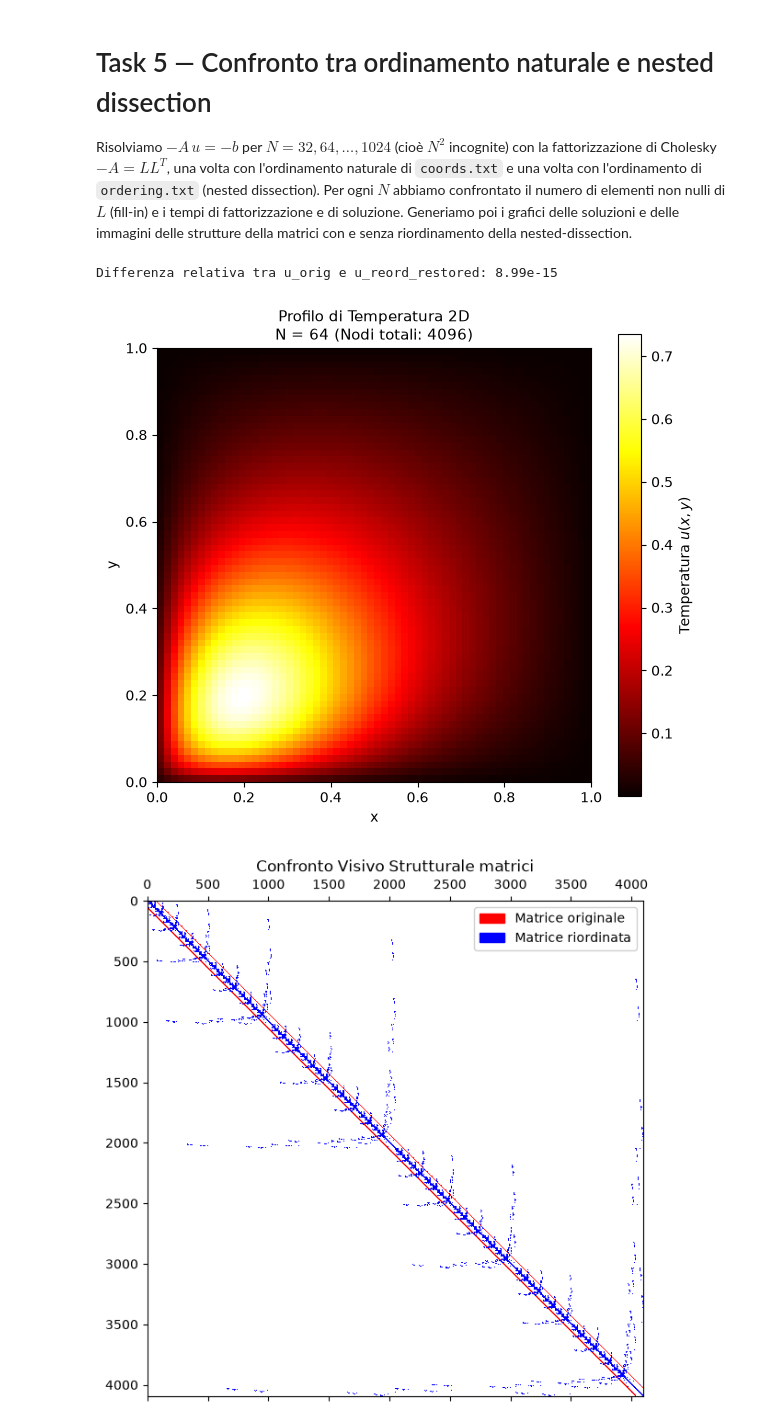
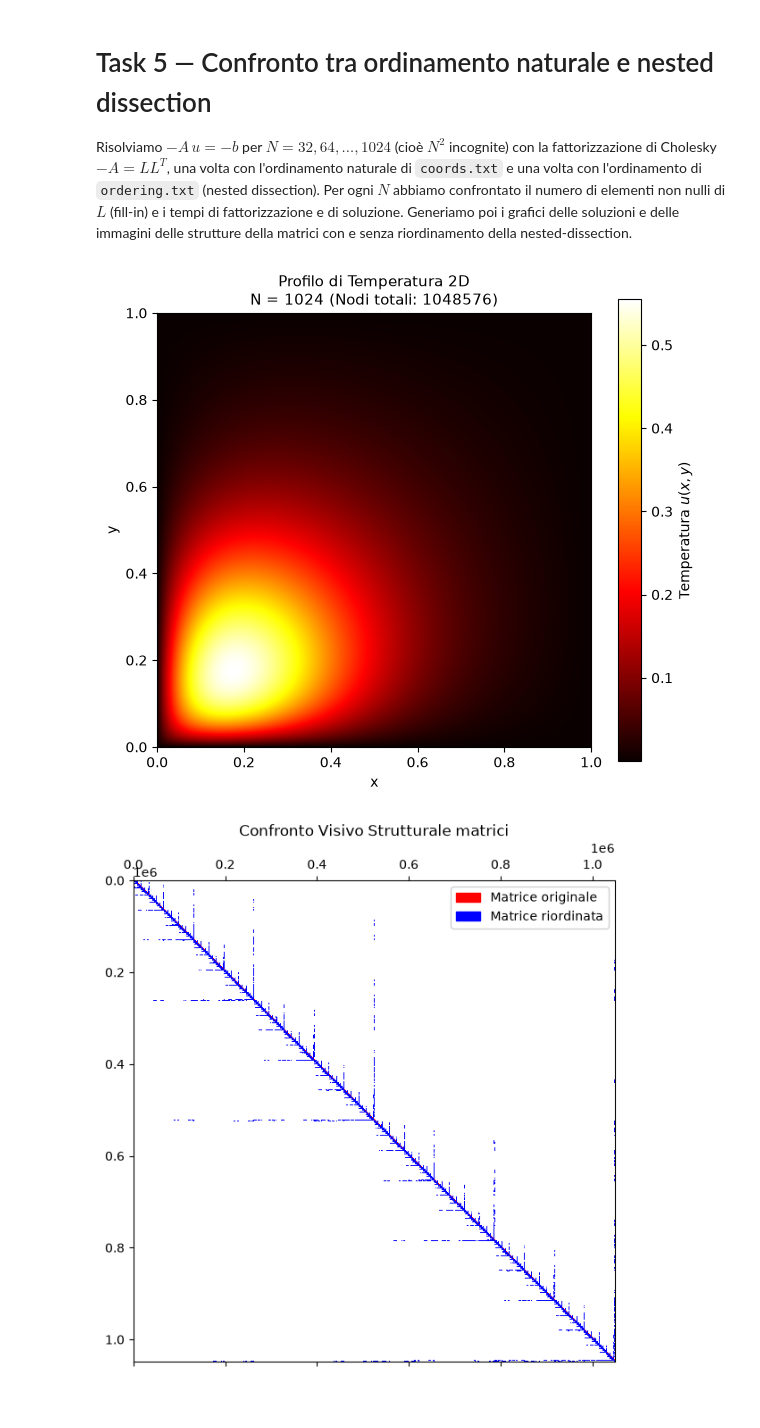
Before and after one commit to lgiomarelli/Progetto_Lab_Inf, a Jupyter notebook: Task4.ipynb, the cells around one changed output. Drawn from its saved outputs; the diff is of its cells as text; code cells hidden in the pictures.

```diff
--- a/Task4.ipynb
+++ b/Task4.ipynb
@@ -53,7 +53,7 @@ def cholesky_and_solve(A, b):
 
     except (CholmodOutOfMemoryError):
             gc.collect()
-            return None, None, None, None
+            return None
 
     nnz_L = L.nnz
     del L
@@ -177,7 +182,9 @@ m_indices = ordering[:, 0]  # Indici nel sistema riordinato
 n_indices = ordering[:, 1]  # Indici nel sistema originale
 
 #Inizializzazione del vettore ripristinato
-u_reord_restored = np.zeros_like(u_reord)
+if res_reord is not None:
+     u_reord_restored = np.zeros_like(u_reord)
+
 
 # Mappatura diretta: l'elemento in posizione m va nella posizione originale n
 u_reord_restored[n_indices] = u_reord[m_indices]
@@ -190,33 +197,32 @@ if res_orig is not None:
 
 
 #plot per il sistema orginale se u_orig è sato prodotto altrimento con il sistema riordinato
 if res_orig is not None:
 
     plot_solution_2d(u_orig, title="Profilo di Temperatura 2D")
 
 else:
 
     plot_solution_2d(u_reord_restored, title="Profilo di Temperatura 2D")
 
 #creazione immagini struttura della marice
 
 plt.figure(figsize=(7, 7))
 
 # Grafico della prima matrice in rosso (quadrati)
 plt.spy(A_orig, color='red', marker=',', label='Elementi matrice originale')
 
 # Sovrapposizione della seconda matrice in blu (cerchi)
 plt.spy(A_reordered, color='blue', marker=',', label='Elementi matrice riordinata')
 
 plt.title("Confronto Visivo Strutturale matrici")
 legend_elements = [
     mpatches.Patch(color='red', label='Matrice originale'),
     mpatches.Patch(color='blue', label='Matrice riordinata')
 ]
 
 plt.legend(handles=legend_elements, framealpha=0.9)
 plt.show()
 # %% [output]
-Differenza relativa tra u_orig e u_reord_restored: 8.99e-15
-[figure, old version]
+[figure, new version]
-[figure, old version]
+[figure, new version]
```
Also changed, not shown: parts of 1 cell of this notebook.
